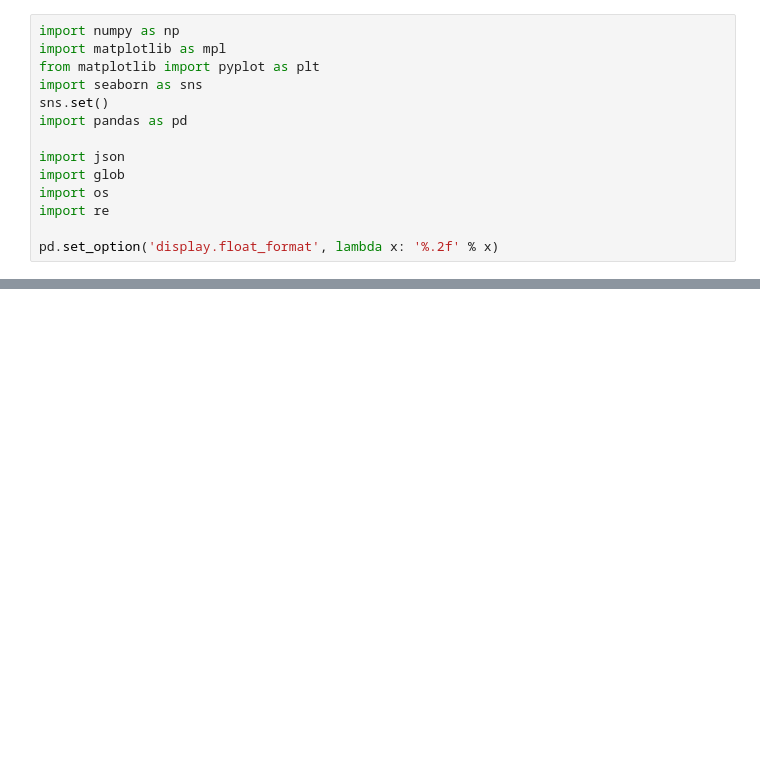
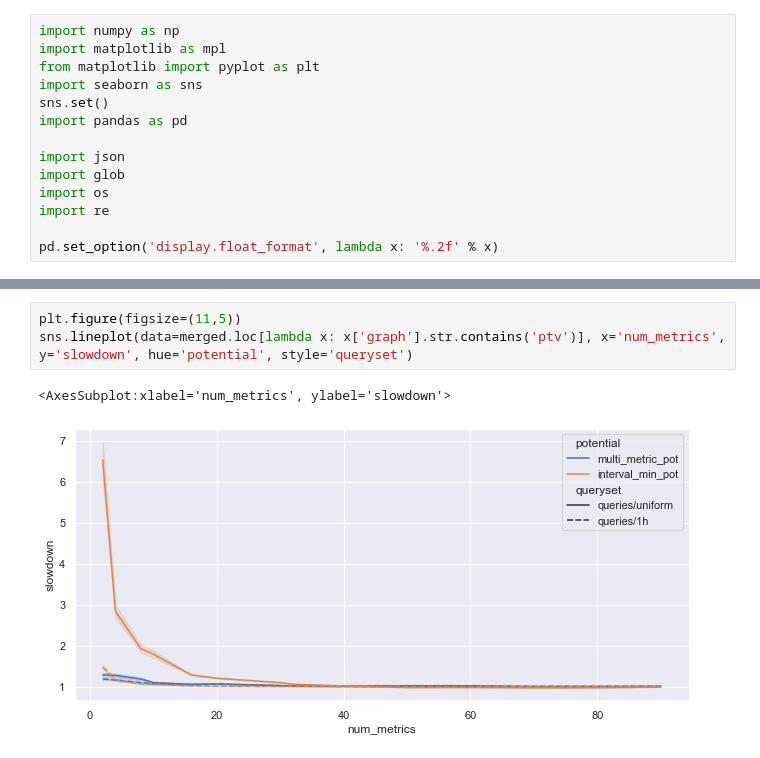
Before and after one commit to kit-algo/tdpot, a Jupyter notebook: eval/compression.ipynb, the cells around one changed output, grey strips where cells are left out. Saved outputs shown, nothing was run; the diff lists cells and outputs as text; blank space fills up the shorter version.

```diff
--- a/eval/compression.ipynb
+++ b/eval/compression.ipynb
@@ -24,0 +47,6 @@ queries = pd.DataFrame.from_records([{
+# %%
+plt.figure(figsize=(11,5))
+sns.lineplot(data=merged.loc[lambda x: x['graph'].str.contains('ptv')], x='num_metrics', y='slowdown', hue='potential', style='queryset')
+# %% [output]
+<AxesSubplot:xlabel='num_metrics', ylabel='slowdown'>
+[figure, added]
```
Also changed, not shown: parts of 16 cells of this notebook, 3 other files.
